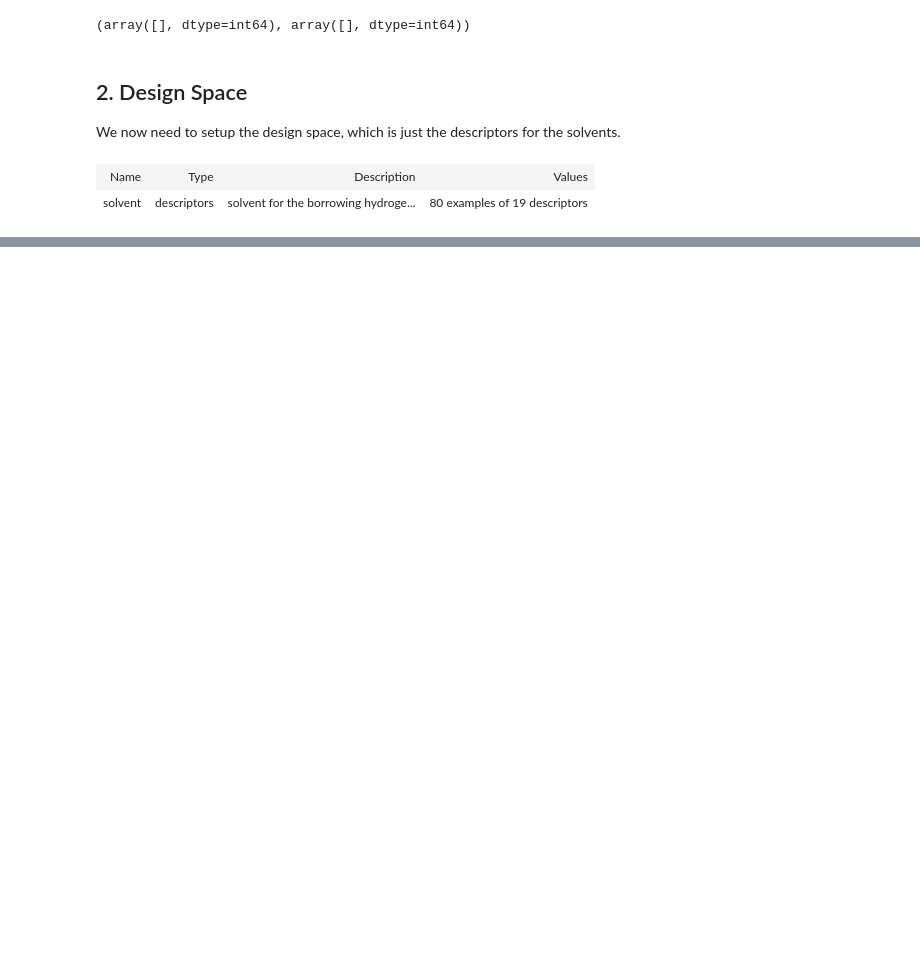
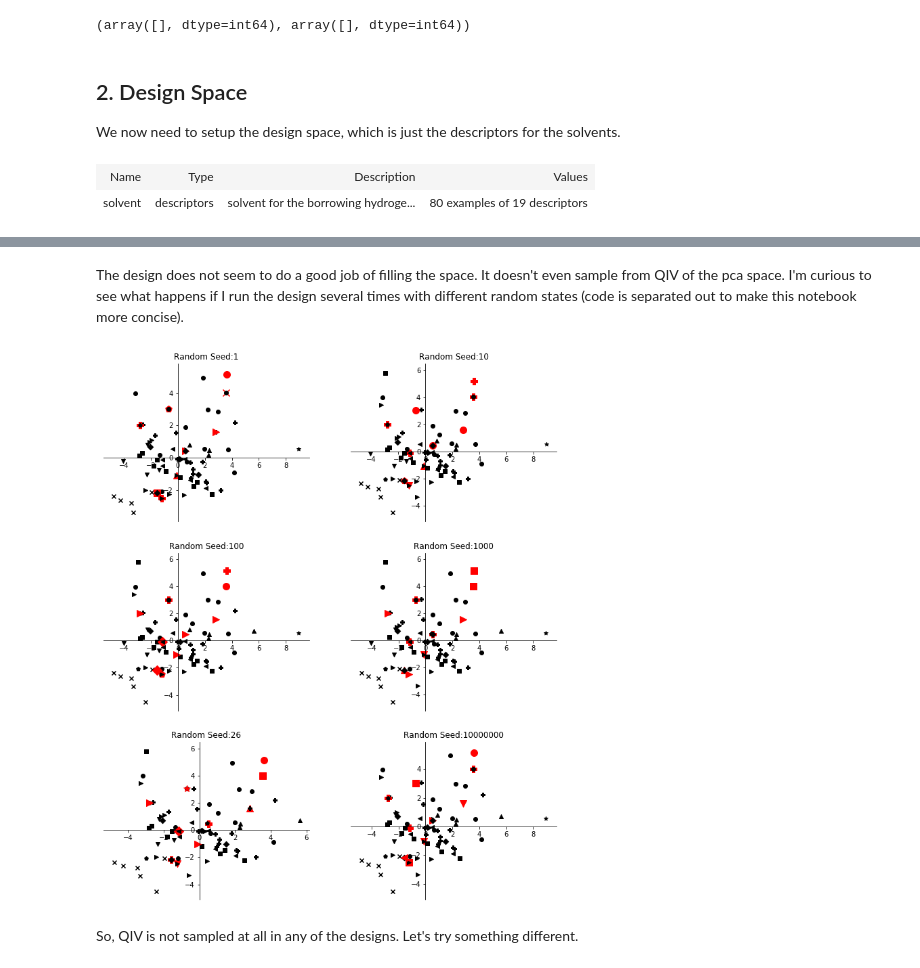
Before and after one commit to sustainable-processes/summit, a Jupyter notebook: case_studies/borrowing_hydrogen/initial_design.ipynb, the cells around one changed output, grey strips where cells are left out. Saved outputs shown, nothing was run; the diff lists cells and outputs as text; code cells hidden in the pictures; blank space fills up the shorter version.

```diff
--- a/case_studies/borrowing_hydrogen/initial_design.ipynb
+++ b/case_studies/borrowing_hydrogen/initial_design.ipynb
@@ -114,0 +164,11 @@ solvent_ds_new.iloc[indices, :][solvent_ds_new.metadata_columns]
+# %% [markdown]
+The design does not seem to do a good job of filling the space.  It doesn't even sample from QIV of the pca space. I'm curious to see what happens if I run the design several times with different random states (code is separated out to make this notebook more concise).
+# %%
+from lhs_comparison import multiple_lhs_designs
+seeds=[1, 10, 100, 1000, 26, 10000000]
+fig = plt.figure(figsize=(12, 30))
+multiple_lhs_designs(domain, solvent_ds_full,solvent_ds_final, seeds, fig)
+# %% [output]
+[figure, added]
+# %% [markdown]
+So, QIV is not sampled at all in any of the designs. Let's try something different.
```
Also changed, not shown: parts of 19 cells of this notebook, 3 other files.
